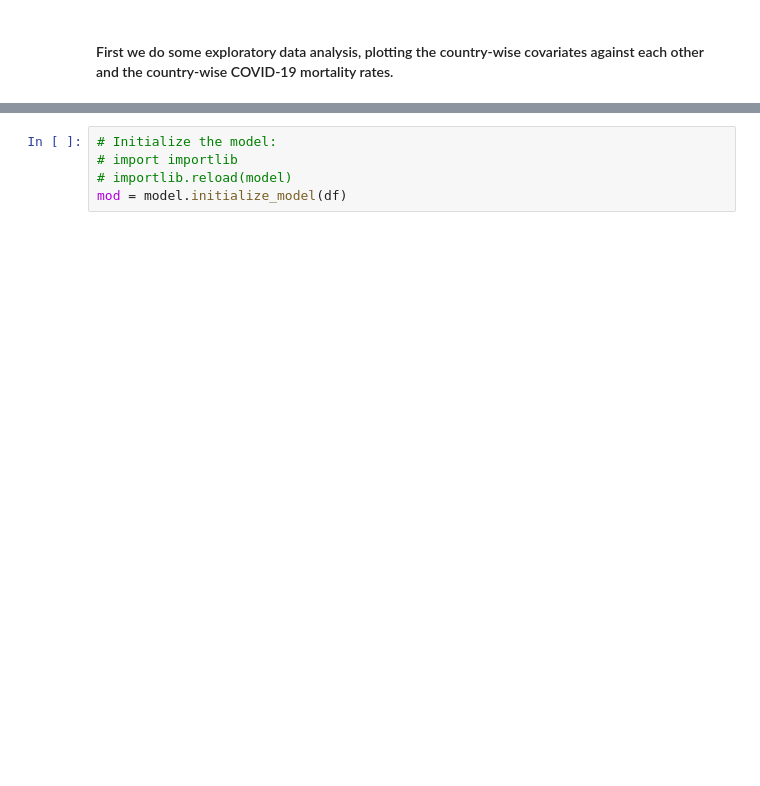
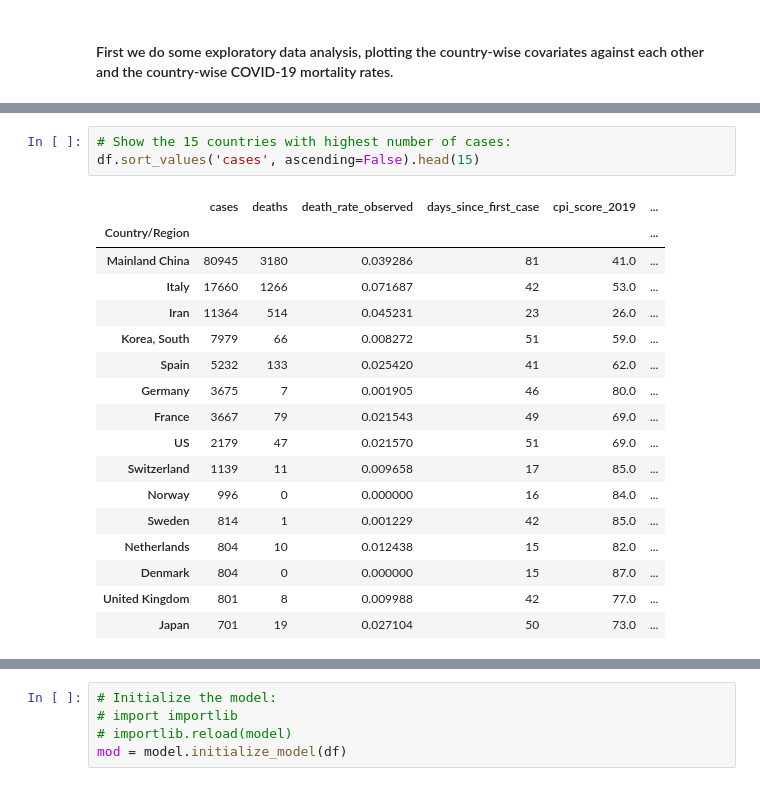
Before and after one commit to jwrichar/COVID19-mortality, a Jupyter notebook: COVID-19 Mortality Rate.ipynb, the cells around one changed output, grey strips where cells are left out. Drawn from its saved outputs; the diff is of its cells as text; blank space fills up the shorter version.

```diff
--- a/COVID-19 Mortality Rate.ipynb
+++ b/COVID-19 Mortality Rate.ipynb
@@ -49,3 +51,24 @@ pairs = pd.plotting.scatter_matrix(df[df.columns[2::]], figsize=(12, 12),
+# %%
+# Show the 15 countries with highest number of cases:
+df.sort_values('cases', ascending=False).head(15)
+# %% [output]
+|  | cases | deaths | death_rate_observed | days_since_first_case | cpi_score_2019 | ... |
+| Country/Region |  |  |  |  |  | ... |
+| Mainland China | 80945 | 3180 | 0.039286 | 81 | 41.0 | ... |
+| Italy | 17660 | 1266 | 0.071687 | 42 | 53.0 | ... |
+| Iran | 11364 | 514 | 0.045231 | 23 | 26.0 | ... |
+| Korea, South | 7979 | 66 | 0.008272 | 51 | 59.0 | ... |
+| Spain | 5232 | 133 | 0.025420 | 41 | 62.0 | ... |
+| Germany | 3675 | 7 | 0.001905 | 46 | 80.0 | ... |
+| France | 3667 | 79 | 0.021543 | 49 | 69.0 | ... |
+| US | 2179 | 47 | 0.021570 | 51 | 69.0 | ... |
+| Switzerland | 1139 | 11 | 0.009658 | 17 | 85.0 | ... |
+| Norway | 996 | 0 | 0.000000 | 16 | 84.0 | ... |
+| Sweden | 814 | 1 | 0.001229 | 42 | 85.0 | ... |
+| Netherlands | 804 | 10 | 0.012438 | 15 | 82.0 | ... |
+| Denmark | 804 | 0 | 0.000000 | 15 | 87.0 | ... |
+| United Kingdom | 801 | 8 | 0.009988 | 42 | 77.0 | ... |
+| Japan | 701 | 19 | 0.027104 | 50 | 73.0 | ... |
 # %% [markdown]
 # Model
 
```
Also changed, not shown: parts of 9 cells of this notebook, 4 other files.
